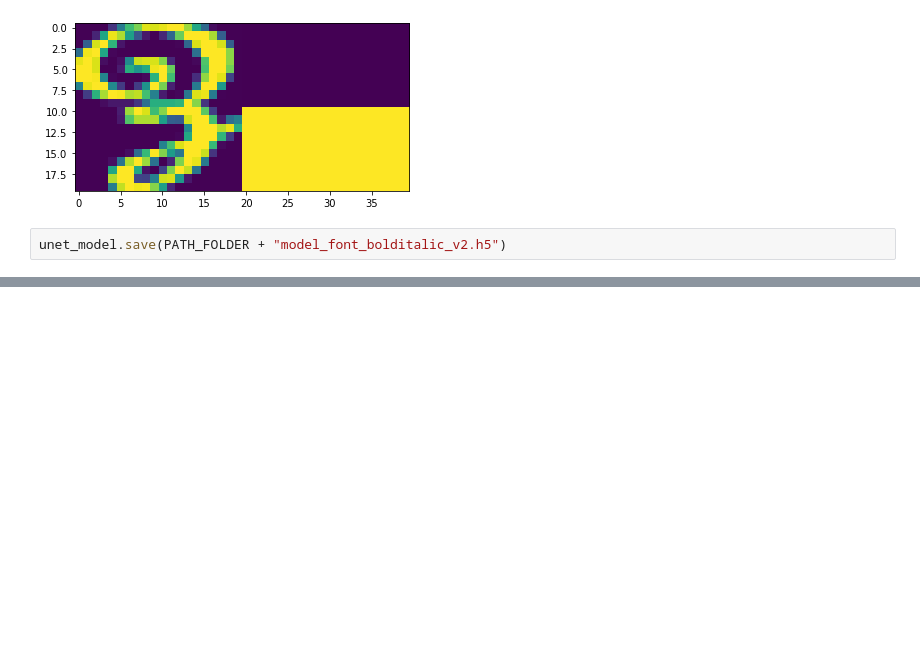
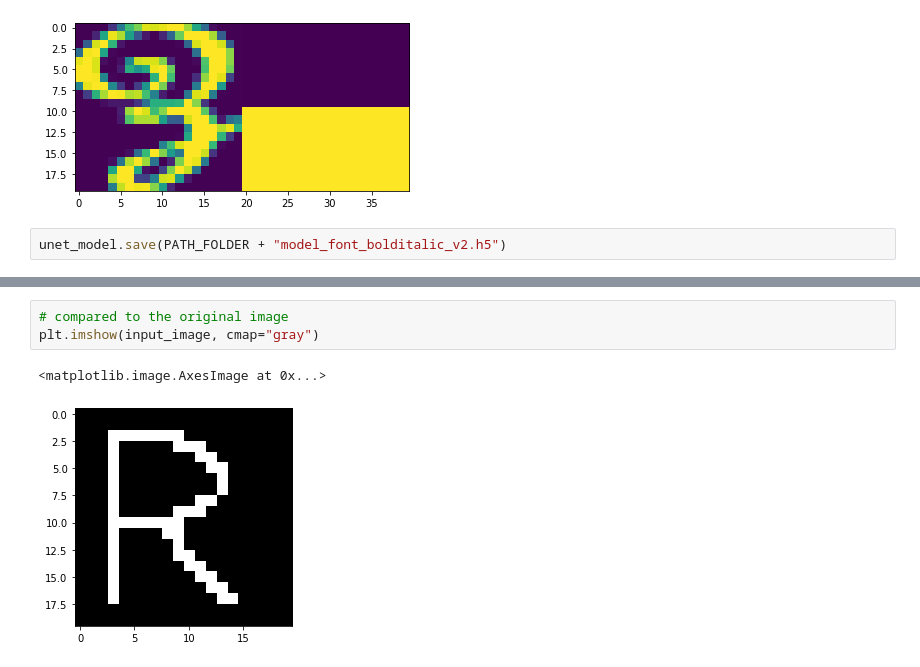
Before and after one commit to benduong2001/dsproject_font_decorator_bolditalic_unet, a Jupyter notebook: font_bolditalic_unet_v2.ipynb, the cells around one changed output, grey strips where cells are left out. Cells and saved outputs as stored; diff of their text form; blank space fills up the shorter version.

```diff
--- a/font_bolditalic_unet_v2.ipynb
+++ b/font_bolditalic_unet_v2.ipynb
@@ -256,0 +278,6 @@ input_image_arr_concat = np.hstack([input_image_arr,temp_channel])
+# %%
+# compared to the original image
+plt.imshow(input_image, cmap="gray")
+# %% [output]
+<matplotlib.image.AxesImage at 0x...>
+[figure, added]
```
Also changed, not shown: parts of 6 cells of this notebook.
